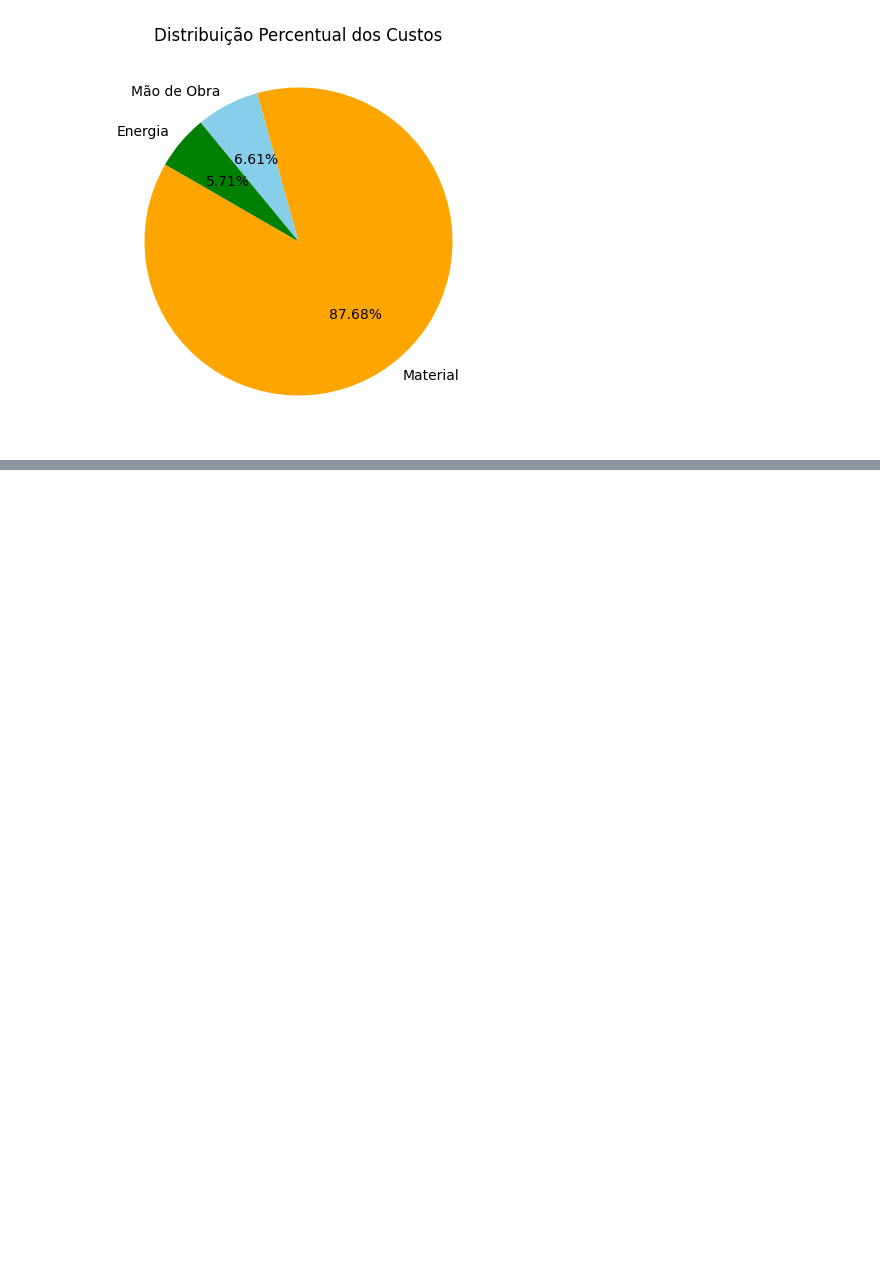
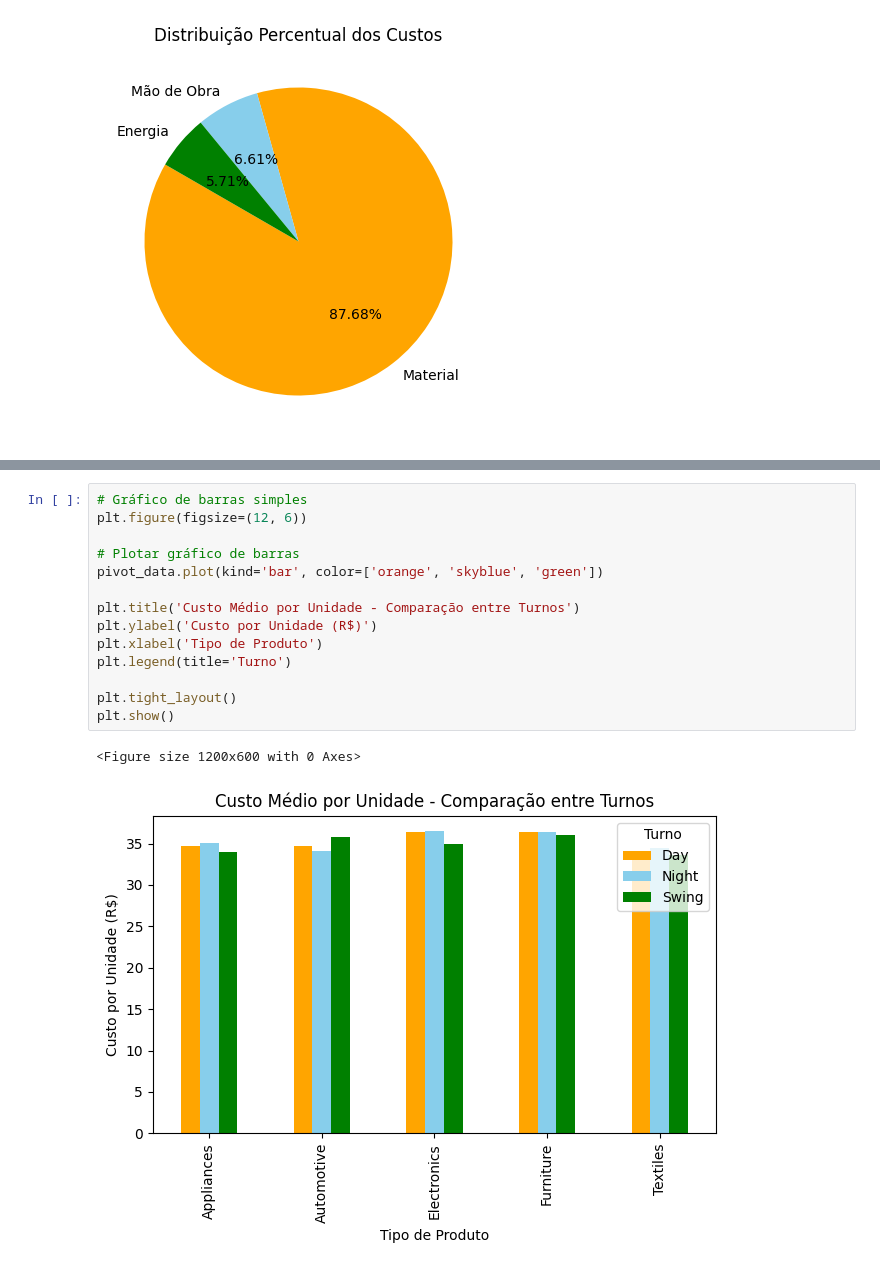
Before and after one commit to jesusthayna60-gif/custos_de_producao, a Jupyter notebook: Projeto_Final_Python.ipynb, the cells around one changed output, grey strips where cells are left out. Cells and saved outputs as stored; diff of their text form; blank space fills up the shorter version.

```diff
--- a/Projeto_Final_Python.ipynb
+++ b/Projeto_Final_Python.ipynb
@@ -148,0 +168,17 @@ NameError: name 'df' is not defined
+# %%
+# Gráfico de barras simples
+plt.figure(figsize=(12, 6))
+
+# Plotar gráfico de barras
+pivot_data.plot(kind='bar', color=['orange', 'skyblue', 'green'])
+
+plt.title('Custo Médio por Unidade - Comparação entre Turnos')
+plt.ylabel('Custo por Unidade (R$)')
+plt.xlabel('Tipo de Produto')
+plt.legend(title='Turno')
+
+plt.tight_layout()
+plt.show()
+# %% [output]
+<Figure size 1200x600 with 0 Axes>
+[figure, added]
```
Also changed, not shown: parts of 9 cells of this notebook.
